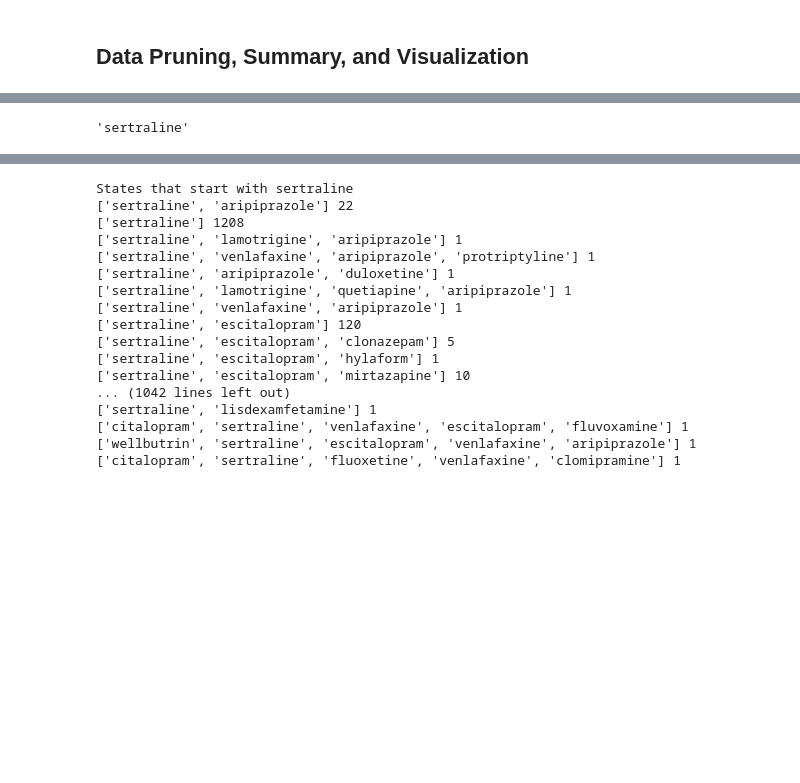
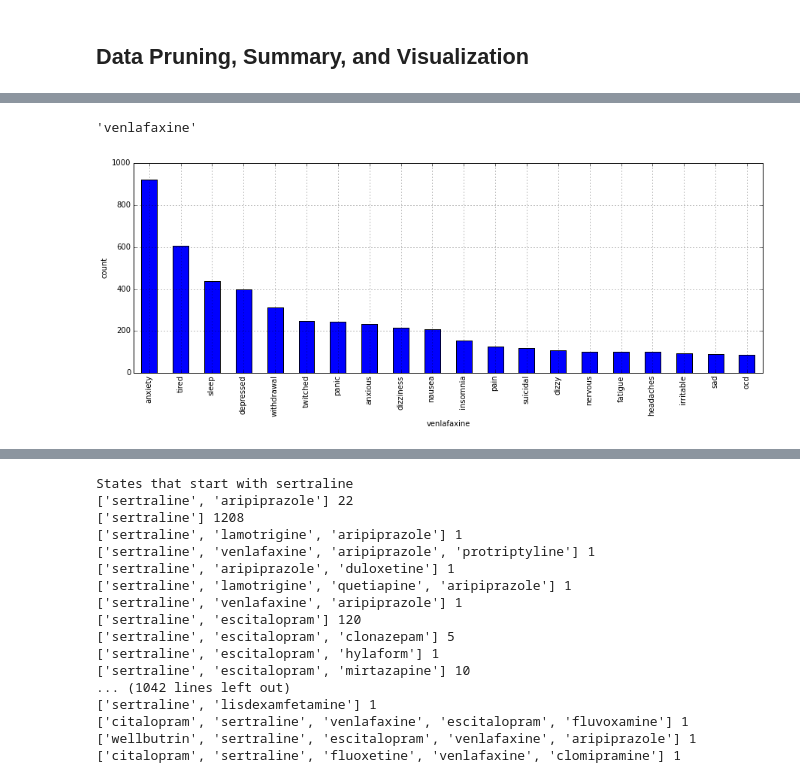
Before and after one commit to jesseyuanchen/depression-forum-research, a Jupyter notebook: Depression Forum Data Exploration.ipynb, the cells around one changed output, grey strips where cells are left out. Drawn from its saved outputs; the diff is of its cells as text; code cells hidden in the pictures; blank space fills up the shorter version.

Commit message:
latest updates, histograms, symptoms and dosages

```diff
--- a/Depression Forum Data Exploration.ipynb
+++ b/Depression Forum Data Exploration.ipynb
@@ -537,3 +544,39 @@ count
 import json
 with open('allStates.txt', 'w') as f:
     json.dump(count, f)
+# %%
+# tokenize a list of strings into component words
+def splitStringList(stringList):
+    splitList = []
+    for string in stringList:
+        split = string.split(' ')
+        splitList += split
+    return splitList
+# %%
+# return dataframe of symptom counts
+
+def getSymptomDistributionForDrugState(drugData, drugOrState):
+    filteredRows = []
+    if type(drugOrState) is str:
+        # we were presumably passed a drug string
+        filteredRows = drugData[drugData['drugState'].astype(str).str.contains(drugOrState) ]
+
+    elif type(drugOrState) is list:
+        # presumably passed a drug state
+        filteredRows = drugData[drugData['drugState'] == ' '.join(drugOrState)]
+
+    symptomList = filteredRows['symptomState'].tolist()
+    symptomTokens = splitStringList(symptomList)
+    symptomFrequencies = Counter(symptomTokens)
+
+    del symptomFrequencies['']
+
+    top10 = symptomFrequencies.most_common(20)
+    countThreshold = top10[len(top10) - 1][1]
+
+    for (key, value) in symptomFrequencies.most_common():
+        if value < countThreshold:
+            del symptomFrequencies[key]
+
+    df = pd.DataFrame.from_dict(symptomFrequencies, orient='index')
+    return df
@@ -540,4 +686,15 @@ with open('allStates.txt', 'w') as f:
 # %%
-cachedDrugSynonyms['sertraline']
+cachedDrugSynonyms['effexor']
 # %% [output]
-'sertraline'
+'venlafaxine'
+# %%
+drugName = 'venlafaxine'
+# %%
+symptomDistribution = getSymptomDistributionForDrugState(derivedData1, drugName)
+symptomDistribution = symptomDistribution.sort([0], ascending=False)
+ax = symptomDistribution.plot(kind='bar', figsize=(15, 5), legend=False)
+ax.set_xlabel(drugName)
+ax.set_ylabel("count")
+plt.show()
+# %% [output]
+[figure, added]
```
Also changed, not shown: parts of 26 cells of this notebook, 23 other files.
